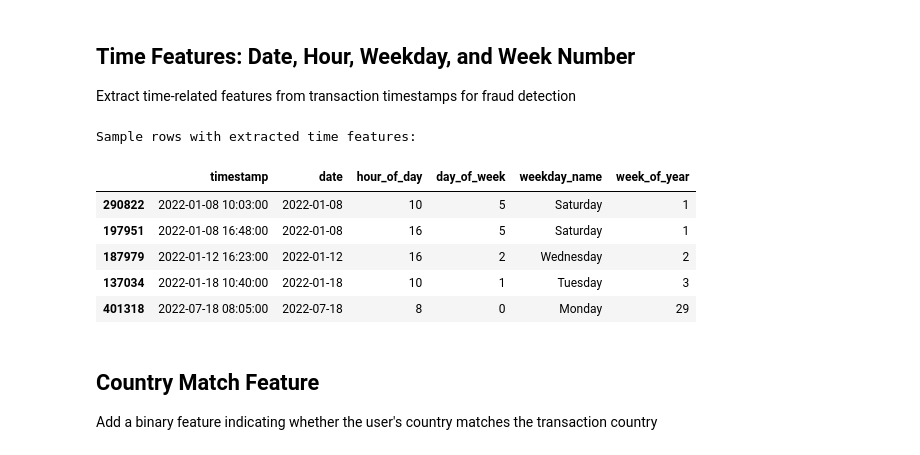
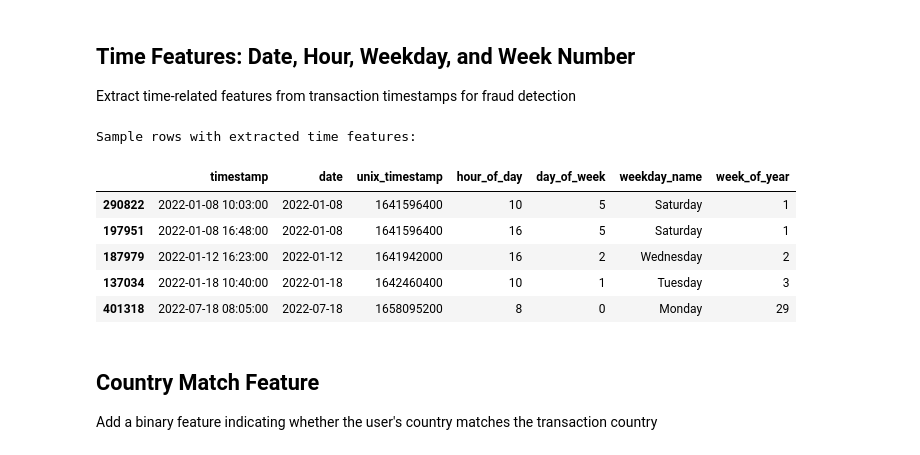
Before and after one commit to Mar99ia/2025_data_biz_hackathon, a Jupyter notebook: notebooks/data_preparation_and_fe.ipynb, the cells around one changed output. Drawn from its saved outputs; the diff is of its cells as text; code cells hidden in the pictures.

```diff
--- a/notebooks/data_preparation_and_fe.ipynb
+++ b/notebooks/data_preparation_and_fe.ipynb
@@ -145,7 +145,8 @@ from src.feature_engineering.time_features import (
     extract_hour_from_timestamp,
     extract_weekday_from_timestamp,
     extract_date_from_timestamp,
-    extract_week_of_year
+    extract_week_of_year,
+    convert_date_to_unix_timestamp
 )
 
 # Extract just the date component (YYYY-MM-DD)
@@ -153,6 +154,13 @@ df_merged = extract_date_from_timestamp(
     df_merged,
     timestamp_col='timestamp',
     new_col_name='date'
+)
+
+# Convert the extracted date to unix timestamp
+df_merged = convert_date_to_unix_timestamp(
+    df_merged,
+    date_col='date',
+    new_col_name='unix_timestamp'
 )
 
 # Extract hour of day (0-23)
@@ -173,39 +181,40 @@ df_merged = extract_weekday_from_timestamp(
 )
 
 # Create a more human-readable version for visualization
 df_merged = extract_weekday_from_timestamp(
     df_merged,
     timestamp_col='timestamp',
     new_col_name='weekday_name',
     as_name=True
 )
 
 # Extract week number of the year (1-53)
 df_merged = extract_week_of_year(
     df_merged,
     timestamp_col='timestamp',
     new_col_name='week_of_year',
     convert_to_categorical=True
 )
 
 # Display the new time features
 print("Sample rows with extracted time features:")
 df_merged[[
     'timestamp',
     'date',
+    'unix_timestamp',
     'hour_of_day',
     'day_of_week',
     'weekday_name',
     'week_of_year'
 ]].head()
 # %% [output]
 Sample rows with extracted time features:
-|  | timestamp | date | hour_of_day | day_of_week | weekday_name | week_of_year |
-| 290822 | 2022-01-08 10:03:00 | 2022-01-08 | 10 | 5 | Saturday | 1 |
-| 197951 | 2022-01-08 16:48:00 | 2022-01-08 | 16 | 5 | Saturday | 1 |
-| 187979 | 2022-01-12 16:23:00 | 2022-01-12 | 16 | 2 | Wednesday | 2 |
-| 137034 | 2022-01-18 10:40:00 | 2022-01-18 | 10 | 1 | Tuesday | 3 |
-| 401318 | 2022-07-18 08:05:00 | 2022-07-18 | 8 | 0 | Monday | 29 |
+|  | timestamp | date | unix_timestamp | hour_of_day | day_of_week | weekday_name | week_of_year |
+| 290822 | 2022-01-08 10:03:00 | 2022-01-08 | 1641596400 | 10 | 5 | Saturday | 1 |
+| 197951 | 2022-01-08 16:48:00 | 2022-01-08 | 1641596400 | 16 | 5 | Saturday | 1 |
+| 187979 | 2022-01-12 16:23:00 | 2022-01-12 | 1641942000 | 16 | 2 | Wednesday | 2 |
+| 137034 | 2022-01-18 10:40:00 | 2022-01-18 | 1642460400 | 10 | 1 | Tuesday | 3 |
+| 401318 | 2022-07-18 08:05:00 | 2022-07-18 | 1658095200 | 8 | 0 | Monday | 29 |
 # %% [markdown]
 ## Country Match Feature
 
```
